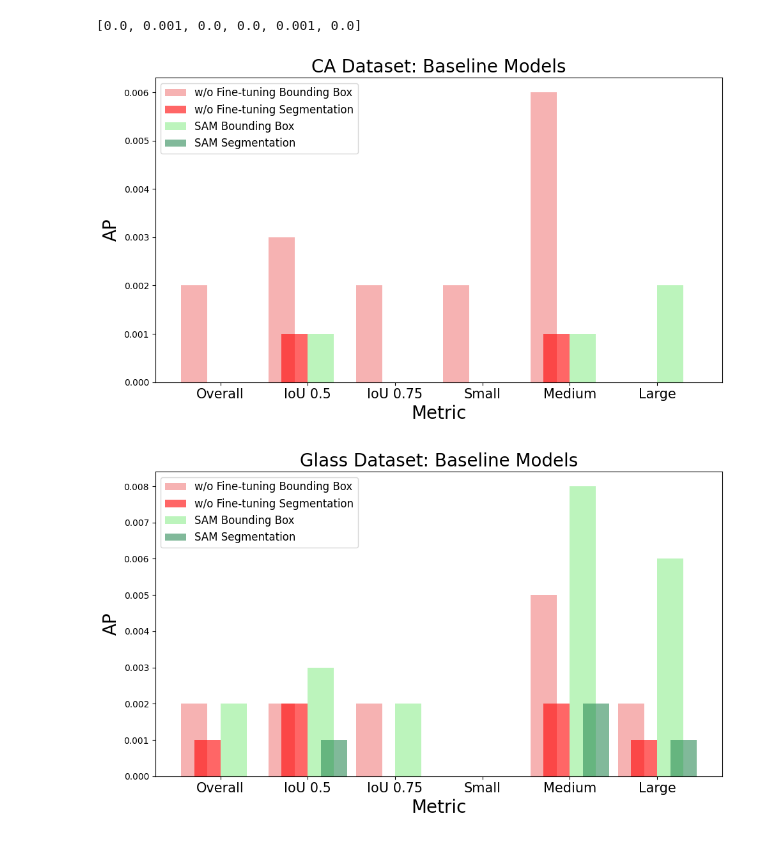
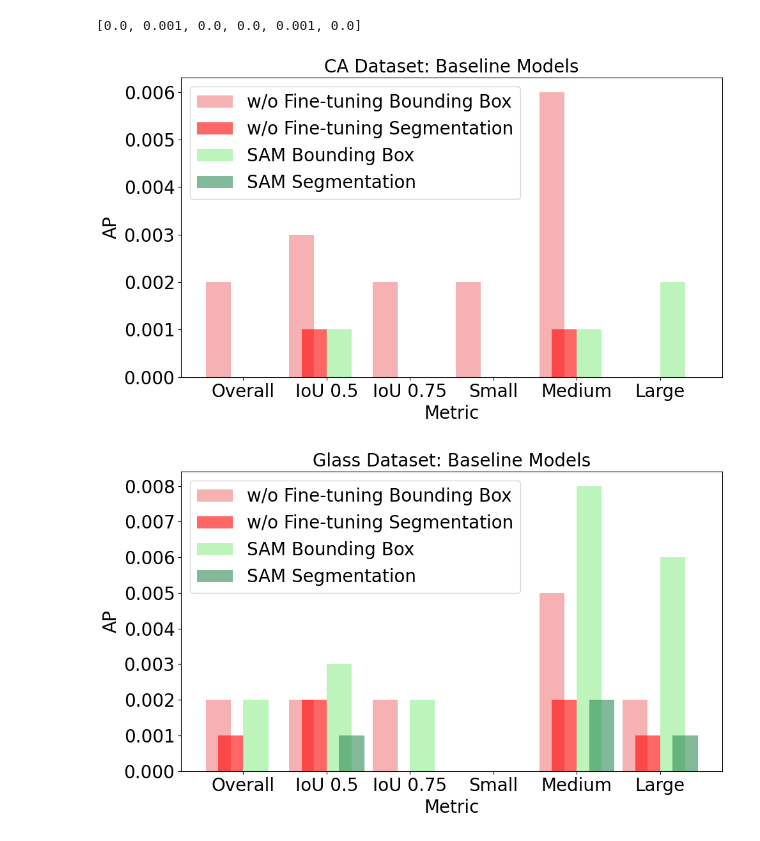
Before and after one commit to femartip/Detection-Microfibres-in-Sludge, a Jupyter notebook: Utils/plot_baselines.ipynb, the cells around one changed output. Cells and saved outputs as stored; diff of their text form; code cells hidden in the pictures.

Commit message:
Increase font size of figures

```diff
--- a/Utils/plot_baselines.ipynb
+++ b/Utils/plot_baselines.ipynb
@@ -51,6 +51,7 @@ print(detectron2_ca_AP_seg)
 [0.0, 0.001, 0.0, 0.0, 0.001, 0.0]
 # %%
 import numpy as np
+from matplotlib.ticker import FuncFormatter
 
 x_labels = ['Overall', 'IoU 0.5', 'IoU 0.75', 'Small', 'Medium', 'Large']
 # Initialize the plot
@@ -77,14 +78,21 @@ ax.set_title('CA Dataset: Baseline Models', fontsize=20)
 ax.set_ylabel('AP', fontsize=20)
 ax.set_xlabel('Metric', fontsize=20)
 ax.set_xticks(index + bar_width)
-ax.set_xticklabels(x_labels, rotation=0, fontsize=15)
-ax.legend(fontsize=12)
+ax.set_xticklabels(x_labels, rotation=0, fontsize=20)
+
+# Format the y-axis tick labels to round the numbers
+#ax.yaxis.set_major_formatter(FuncFormatter(lambda y, _: f'{y:.2f}'))
+# Set font size for y-axis tick labels
+for tick in ax.yaxis.get_major_ticks():
+    tick.label.set_fontsize(20)
+
+ax.legend(fontsize=20)
 
 # Show the plot
 plt.tight_layout()
 plt.show()
 # %% [output]
-[figure, old version]
+[figure, new version]
 # %%
 detectron2_glass_AP_seg = [detectron2_glass_AP['AP_seg'], detectron2_glass_AP['AP050_segm'], detectron2_glass_AP['AP075_segm'], detectron2_glass_AP['APs_segm'], detectron2_glass_AP['APm_segm'], detectron2_glass_AP['APl_segm']]
 sam_glass_AP_seg = [sam_glass_AP['AP_seg'], sam_glass_AP['AP050_segm'], sam_glass_AP['AP075_segm'], sam_glass_AP['APs_segm'], sam_glass_AP['APm_segm'], sam_glass_AP['APl_segm']]
@@ -94,33 +102,38 @@ sam_glass_AP_bbox = [sam_glass_AP['AP_bbox'], sam_glass_AP['AP50_bbox'], sam_gla
 # Initialize the plot
 fig, ax = plt.subplots(figsize=(10, 6))
 
 # Set bar width and positions
 bar_width = 0.3
 index = np.arange(len(x_labels))
 
 # Plotting Detectron2 Metrics
 ax.bar(index + 0*bar_width, detectron2_glass_AP_bbox, bar_width,
        alpha=0.6, label='w/o Fine-tuning Bounding Box', color='lightcoral')
 ax.bar(index + 0.5*bar_width, detectron2_glass_AP_seg, bar_width,
          alpha=0.6, label='w/o Fine-tuning Segmentation', color='red')
 
 # Plotting SAM Metrics
 ax.bar(index + 1.5*bar_width, sam_glass_AP_bbox, bar_width,
        alpha=0.6, label='SAM Bounding Box', color='lightgreen')
 ax.bar(index + 2*bar_width, sam_glass_AP_seg, bar_width,
          alpha=0.6, label='SAM Segmentation', color='seagreen')
 
 # Customize the plot
 
 ax.set_title('Glass Dataset: Baseline Models', fontsize=20)
 ax.set_ylabel('AP', fontsize=20)
 ax.set_xlabel('Metric', fontsize=20)
 ax.set_xticks(index + bar_width)
-ax.set_xticklabels(x_labels, rotation=0, fontsize=15)
-ax.legend(fontsize=12)
+ax.set_xticklabels(x_labels, rotation=0, fontsize=20)
+
+# Set font size for y-axis tick labels
+for tick in ax.yaxis.get_major_ticks():
+    tick.label.set_fontsize(20)
+
+ax.legend(fontsize=20)
 
 # Show the plot
 plt.tight_layout()
 plt.show()
 # %% [output]
-[figure, old version]
+[figure, new version]
```
